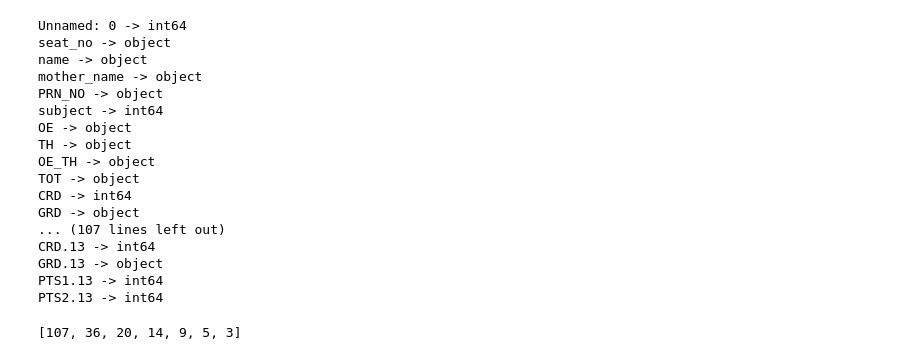
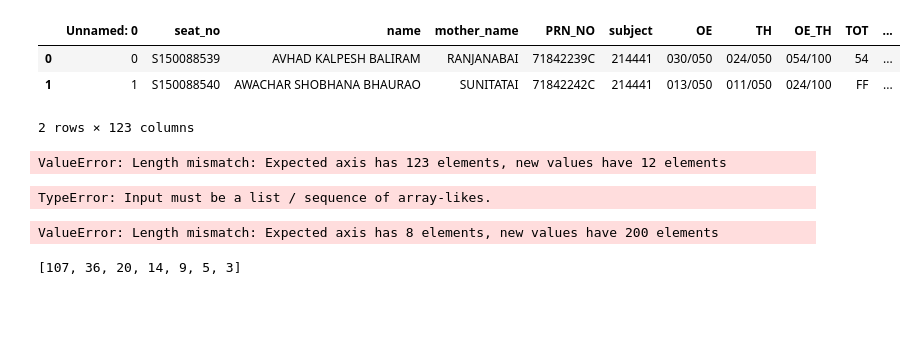
Before and after one commit to Suraj1089/SPPU-Result-Convertor, a Jupyter notebook: data_analysis.ipynb, the cells around one changed output. Drawn from its saved outputs; the diff is of its cells as text; code cells hidden in the pictures; blank space fills up the shorter version.

```diff
--- a/data_analysis.ipynb
+++ b/data_analysis.ipynb
@@ -74,22 +47,20 @@ sns.barplot(data=df,y='PTS2.12')
-# %%
-import seaborn as sns
-for i in df.columns:
-    print(i,'->',df[i].dtype)
-# %% [output]
-Unnamed: 0 -> int64
-seat_no -> object
-name -> object
-mother_name -> object
-PRN_NO -> object
-subject -> int64
-OE -> object
-TH -> object
-OE_TH -> object
-TOT -> object
-CRD -> int64
-GRD -> object
-... (107 lines left out)
-CRD.13 -> int64
-GRD.13 -> object
-PTS1.13 -> int64
-PTS2.13 -> int64
+# %%
+df.head(2)
+# %% [output]
+|  | Unnamed: 0 | seat_no | name | mother_name | PRN_NO | subject | OE | TH | OE_TH | TOT | ... |
+| 0 | 0 | S150088539 | AVHAD KALPESH BALIRAM | RANJANABAI | 71842239C | 214441 | 030/050 | 024/050 | 054/100 | 54 | ... |
+| 1 | 1 | S150088540 | AWACHAR SHOBHANA BHAURAO | SUNITATAI | 71842242C | 214441 | 013/050 | 011/050 | 024/100 | FF | ... |
+2 rows × 123 columns
+# %%
+df.columns = pd.MultiIndex.from_product()
+# df.columns = pd.MultiIndex.from_product(
+#     [['a','b'],df.columns]
+# )
+# %% [output]
+ValueError: Length mismatch: Expected axis has 123 elements, new values have 12 elements
+# %%
+# df.head()
+import numpy as np
+df = pd.MultiIndex.from_arrays(['name','seat_no'])
+# %% [output]
+TypeError: Input must be a list / sequence of array-likes.
@@ -96,3 +72,10 @@ PTS2.13 -> int64
+# %%
+sex = ['Male', 'Female']
+age = range(100)
+df.columns = pd.MultiIndex.from_product([sex, age], names=['Sex', 'Age'])
+df.head()
+# %% [output]
+ValueError: Length mismatch: Expected axis has 8 elements, new values have 200 elements
 # %%
 
 import matplotlib.pyplot as plt
```
Also changed, not shown: parts of 6 cells of this notebook, 11 other files.
